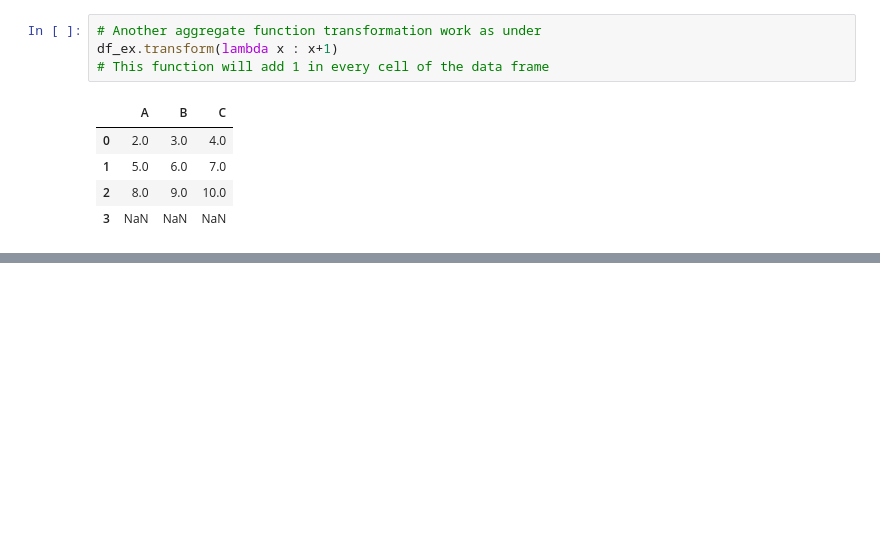
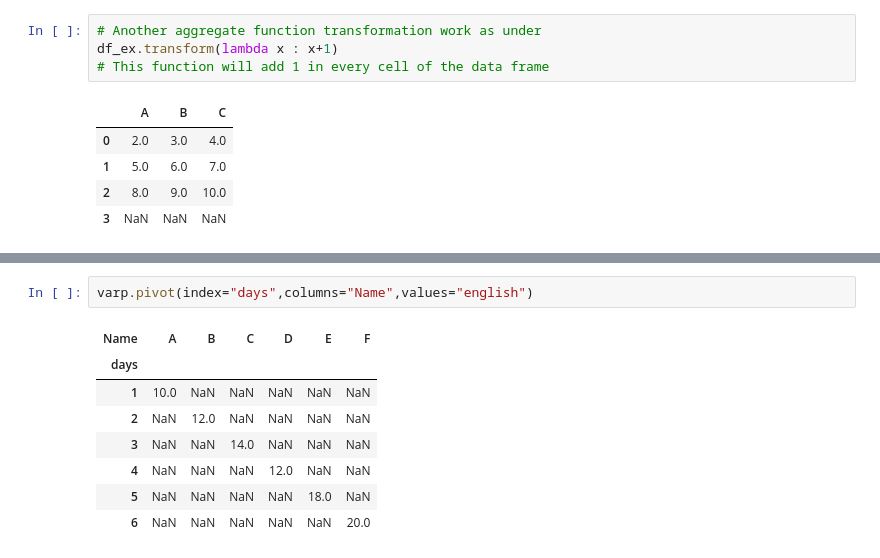
Before and after one commit to TouseefDataScientist/Artificialintelligence, a Jupyter notebook: First_Case_Study.ipynb, the cells around one changed output, grey strips where cells are left out. Drawn from its saved outputs; the diff is of its cells as text; blank space fills up the shorter version.

```diff
--- a/First_Case_Study.ipynb
+++ b/First_Case_Study.ipynb
@@ -606,0 +794,11 @@ df_ex.transform(lambda x : x+1)
+# %%
+varp.pivot(index="days",columns="Name",values="english")
+# %% [output]
+| Name | A | B | C | D | E | F |
+| days |  |  |  |  |  |  |
+| 1 | 10.0 | NaN | NaN | NaN | NaN | NaN |
+| 2 | NaN | 12.0 | NaN | NaN | NaN | NaN |
+| 3 | NaN | NaN | 14.0 | NaN | NaN | NaN |
+| 4 | NaN | NaN | NaN | 12.0 | NaN | NaN |
+| 5 | NaN | NaN | NaN | NaN | 18.0 | NaN |
+| 6 | NaN | NaN | NaN | NaN | NaN | 20.0 |
```
Also changed, not shown: parts of 17 cells of this notebook.
